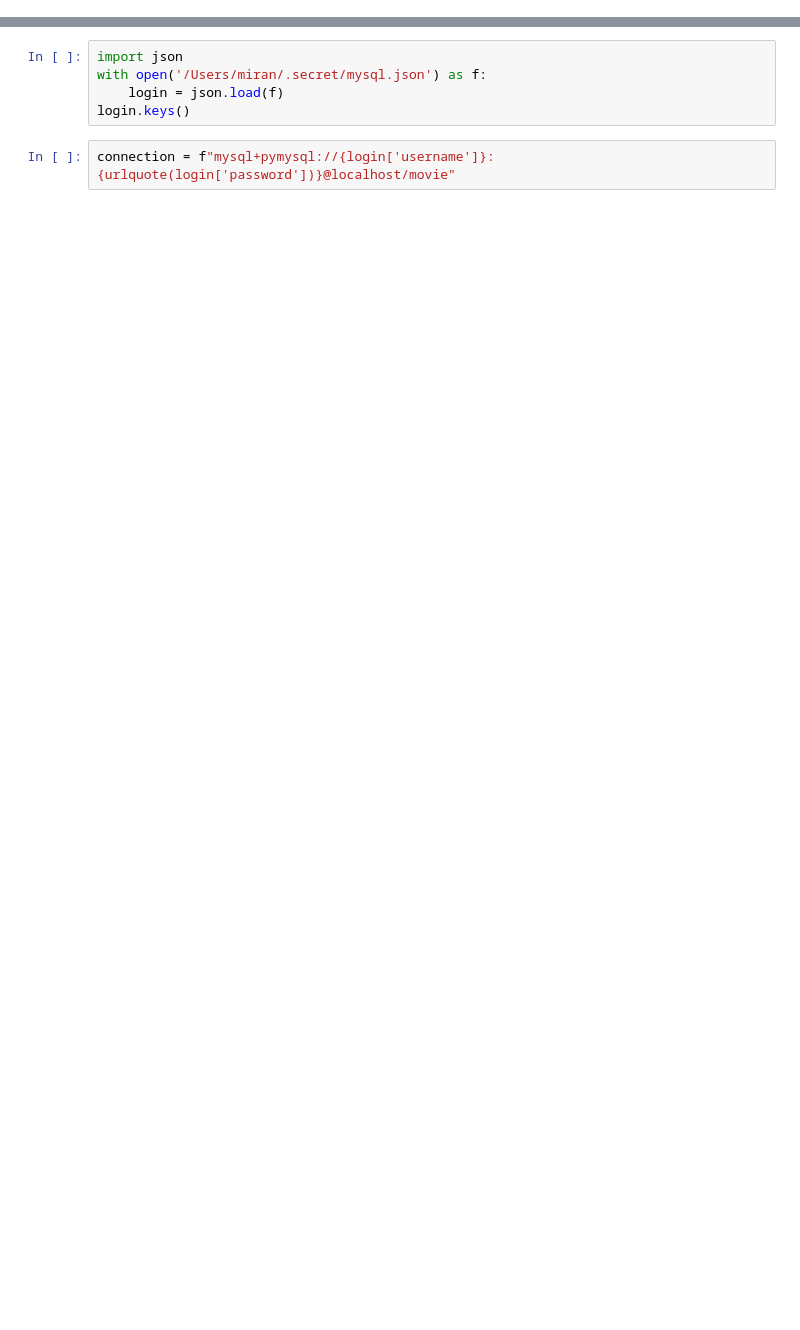
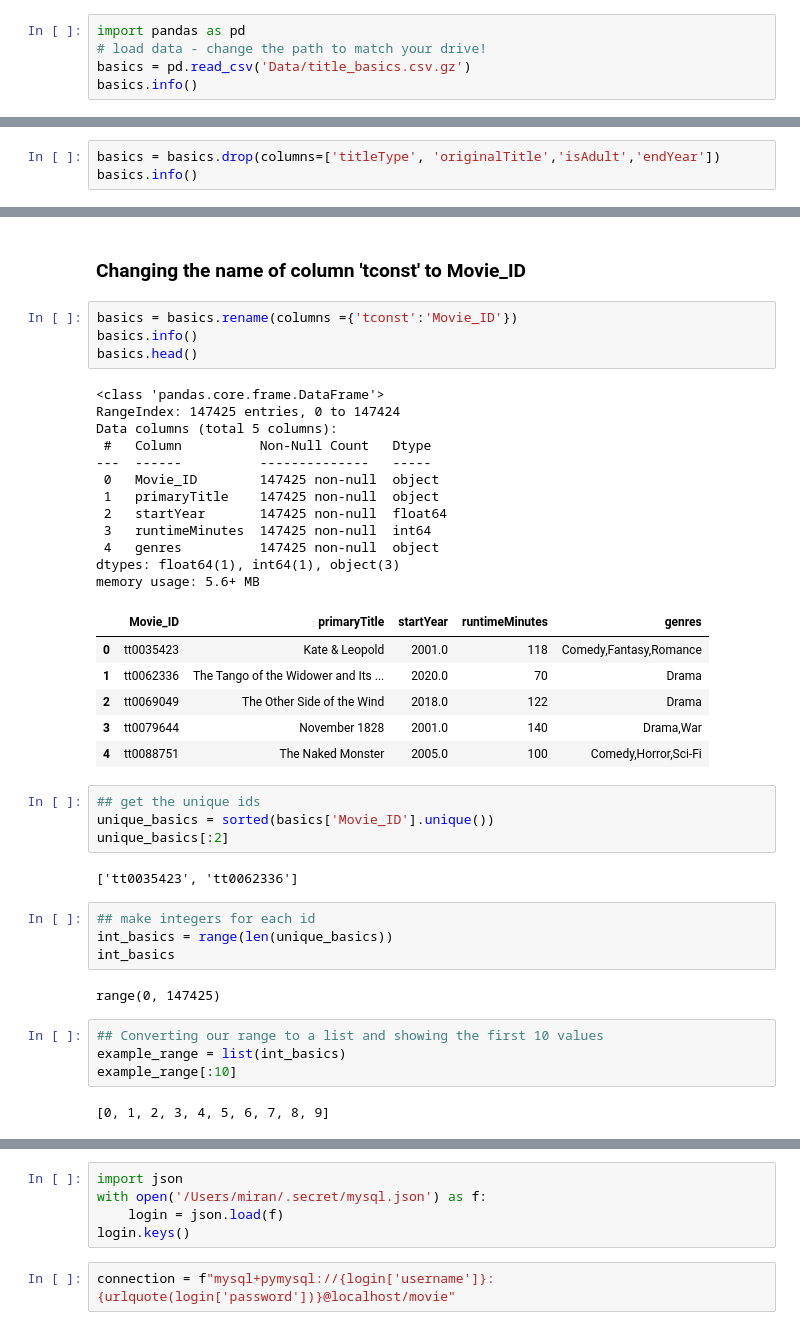
Before and after one commit to Luz-Dobbins/Movie-Database, a Jupyter notebook: Project 3 Part 3.ipynb, the cells around one changed output, grey strips where cells are left out. Drawn from its saved outputs; the diff is of its cells as text; blank space fills up the shorter version.

```diff
--- a/Project 3 Part 3.ipynb
+++ b/Project 3 Part 3.ipynb
@@ -0,0 +3,5 @@
+# %%
+import pandas as pd
+# load data - change the path to match your drive!
+basics = pd.read_csv('Data/title_basics.csv.gz')
+basics.info()
@@ -0,0 +27,3 @@
+# %%
+basics = basics.drop(columns=['titleType', 'originalTitle','isAdult','endYear'])
+basics.info()
@@ -0,0 +43,43 @@
+# %% [markdown]
+### Changing the name of column 'tconst' to Movie_ID
+# %%
+basics = basics.rename(columns ={'tconst':'Movie_ID'})
+basics.info()
+basics.head()
+# %% [output]
+<class 'pandas.core.frame.DataFrame'>
+RangeIndex: 147425 entries, 0 to 147424
+Data columns (total 5 columns):
+ #   Column          Non-Null Count   Dtype
+---  ------          --------------   -----
+ 0   Movie_ID        147425 non-null  object
+ 1   primaryTitle    147425 non-null  object
+ 2   startYear       147425 non-null  float64
+ 3   runtimeMinutes  147425 non-null  int64
+ 4   genres          147425 non-null  object
+dtypes: float64(1), int64(1), object(3)
+memory usage: 5.6+ MB
+|  | Movie_ID | primaryTitle | startYear | runtimeMinutes | genres |
+| 0 | tt0035423 | Kate & Leopold | 2001.0 | 118 | Comedy,Fantasy,Romance |
+| 1 | tt0062336 | The Tango of the Widower and Its ... | 2020.0 | 70 | Drama |
+| 2 | tt0069049 | The Other Side of the Wind | 2018.0 | 122 | Drama |
+| 3 | tt0079644 | November 1828 | 2001.0 | 140 | Drama,War |
+| 4 | tt0088751 | The Naked Monster | 2005.0 | 100 | Comedy,Horror,Sci-Fi |
+# %%
+## get the unique ids
+unique_basics = sorted(basics['Movie_ID'].unique())
+unique_basics[:2]
+# %% [output]
+['tt0035423', 'tt0062336']
+# %%
+## make integers for each id
+int_basics = range(len(unique_basics))
+int_basics
+# %% [output]
+range(0, 147425)
+# %%
+## Converting our range to a list and showing the first 10 values
+example_range = list(int_basics)
+example_range[:10]
+# %% [output]
+[0, 1, 2, 3, 4, 5, 6, 7, 8, 9]
```
Also changed, not shown: parts of 40 cells of this notebook, 3 other files.
